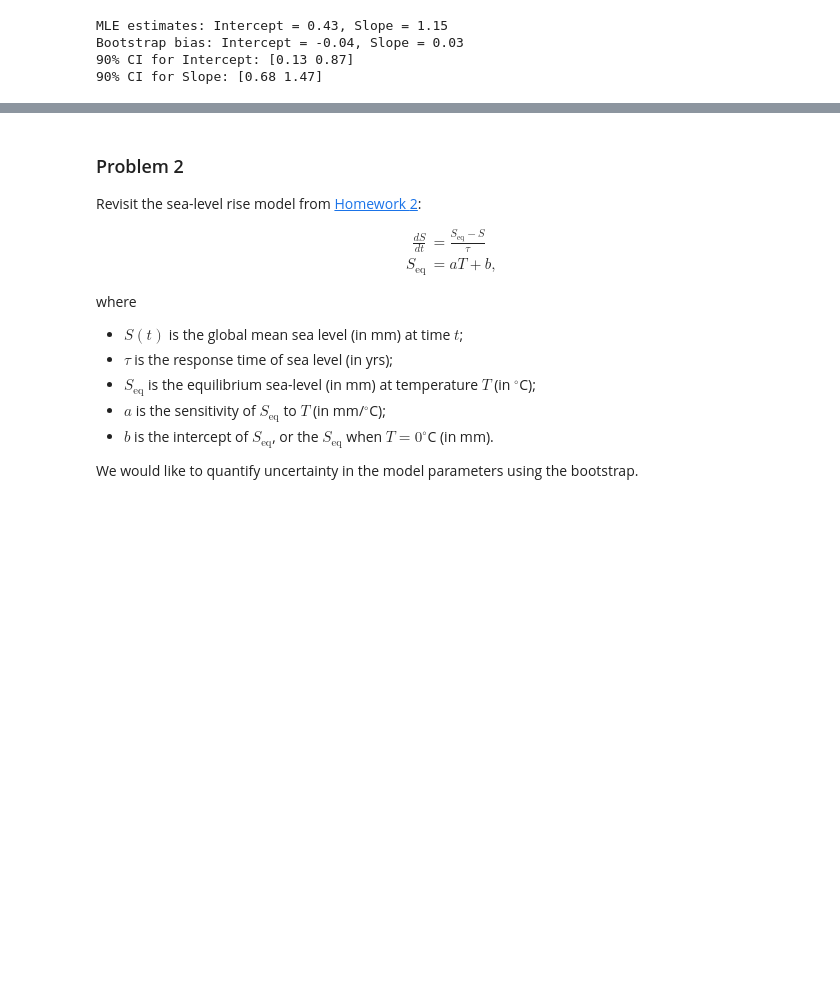
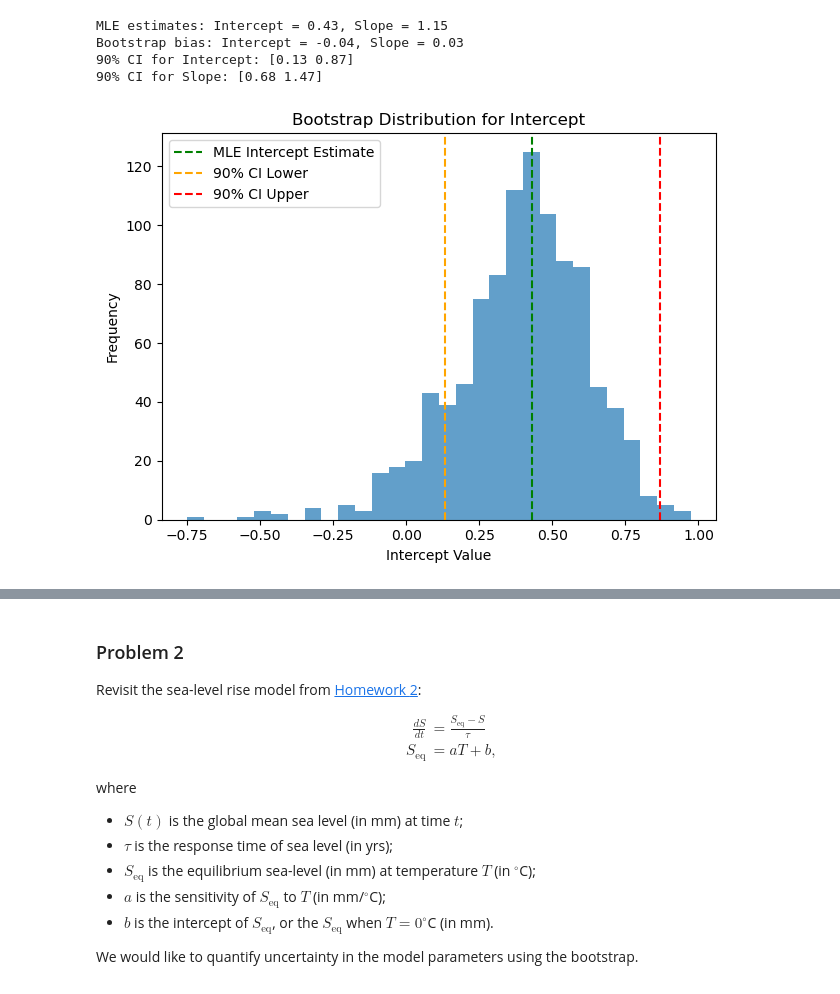
Before and after one commit to BEE4850-SP25/hw04-christinemswanson, a Jupyter notebook: hw04.ipynb, the cells around one changed output, grey strips where cells are left out. Drawn from its saved outputs; the diff is of its cells as text; code cells hidden in the pictures; blank space fills up the shorter version.

```diff
--- a/hw04.ipynb
+++ b/hw04.ipynb
@@ -225,0 +212,21 @@ Bootstrap bias: Intercept = -0.04, Slope = 0.03
+# %%
+# plot histogram - intercept parameter
+plt.hist(boot_intercepts, bins=30, alpha=0.7)
+
+ci_upper = 2 * intercept_hat - np.percentile(boot_intercepts, 5)
+ci_lower = 2 * intercept_hat - np.percentile(boot_intercepts, 95)
+
+plt.axvline(intercept_hat, color = "green", linestyle = "--", label = "MLE Intercept Estimate")
+plt.axvline(ci_lower, color='orange', linestyle='--', label='90% CI Lower')
+plt.axvline(ci_upper, color='red', linestyle='--', label='90% CI Upper')
+
+plt.title("Bootstrap Distribution for Intercept")
+plt.xlabel("Intercept Value")
+plt.ylabel("Frequency")
+plt.legend()
+
+plt.tight_layout()
+
+plt.show()
+# %% [output]
+[figure, added]
```
Also changed, not shown: parts of 17 cells of this notebook.
